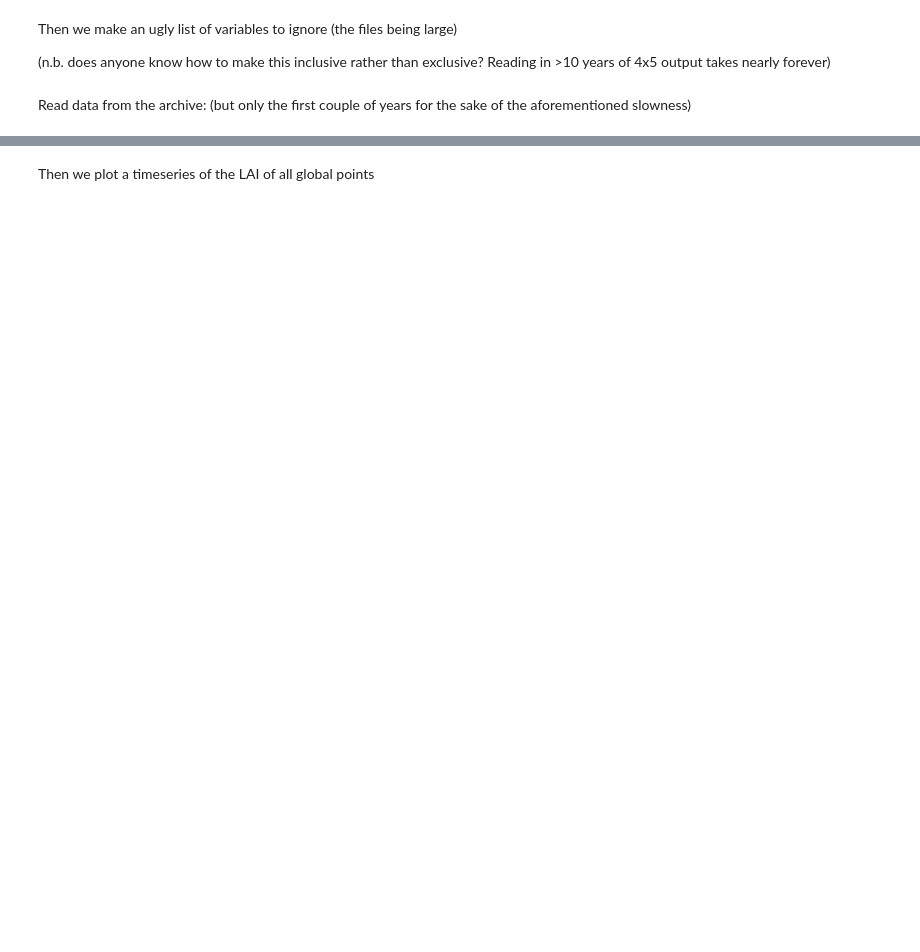
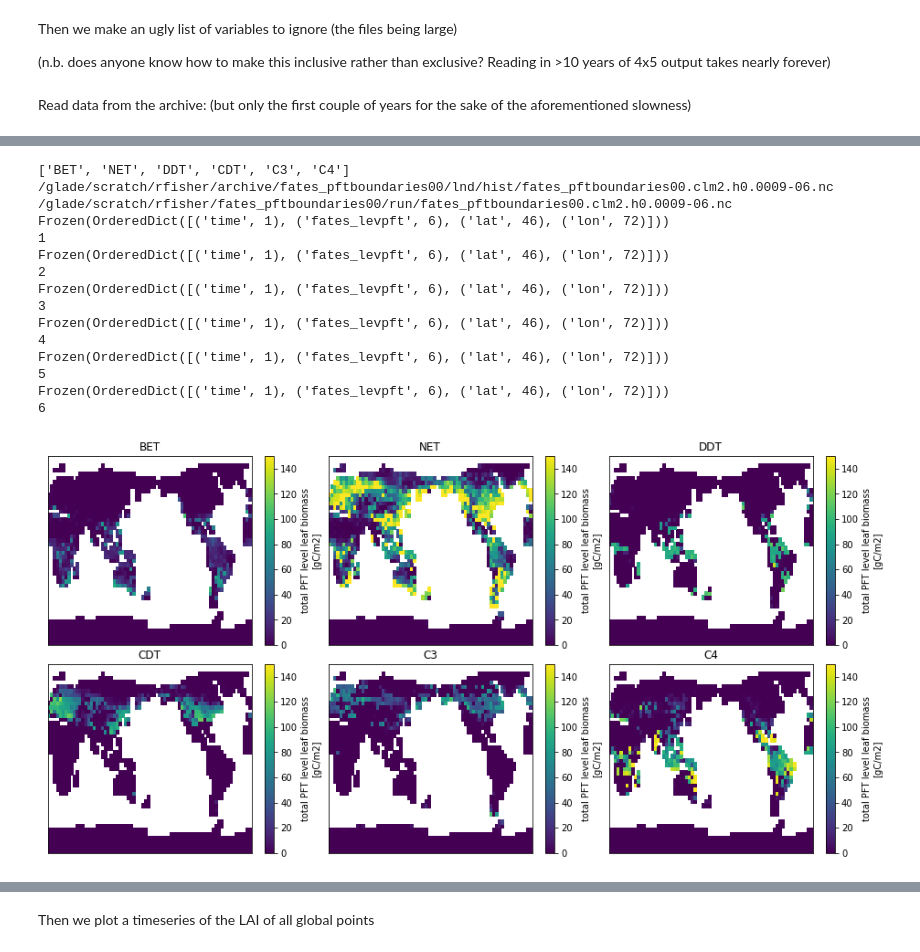
Before and after one commit to rosiealice/global_pft_scripts, a Jupyter notebook: analysis_scripts/FATES_pftboundaries.ipynb, the cells around one changed output, grey strips where cells are left out. Drawn from its saved outputs; the diff is of its cells as text; code cells hidden in the pictures; blank space fills up the shorter version.

```diff
--- a/analysis_scripts/FATES_pftboundaries.ipynb
+++ b/analysis_scripts/FATES_pftboundaries.ipynb
@@ -72,0 +85,59 @@ for pft1 in pfts:
+# %%
+pftnames=['BET','NET','DDT','CDT','C3','C4']
+print(pftnames)
+fig = plt.figure()
+plt.rcParams['figure.figsize'] = [16, 8]
+#fig.suptitle('LAI', fontsize=16)
+fig.subplots_adjust(hspace=0.1, wspace=0.1)
+
+scratch = '/glade/scratch/rfisher/'
+
+yr='.clm2.h0.0009-06.nc'
+runname='fates_pftboundaries'
+
+
+run=runname+'00'
+arc = scratch + 'archive/' + run + '/lnd/hist/'
+f2=(arc +run+yr)
+print(f2)
+import os.path
+f=os.path.isfile(f2)
+if(f):
+  ds0 = xr.open_mfdataset([f2], drop_variables=drop, decode_times=False)
+else:
+  arc = scratch + run + '/run/'
+  f2=(arc +run+yr)
+  print(f2)
+  ds0 = xr.open_mfdataset([f2], drop_variables=drop, decode_times=False)
+  ds6 = xr.open_mfdataset([f2], drop_variables=drop, decode_times=False)
+pfts=range(1,7)
+for pft1 in pfts:
+   ax = fig.add_subplot(2, 3, pft1)
+   print((ds0.PFTleafbiomass.sizes))
+   print(pft1)
+  # print(ds0.PFTleafbiomass[pft1,:,:])
+   plt1=ds0.PFTleafbiomass[0,pft1-1,:,:].plot()
+   plt.title(pftnames[pft1-1])
+   plt1.set_clim(0, 150)
+   ax.get_xaxis().set_visible(False)
+   ax.get_yaxis().set_visible(False)
+   #ax.get_title().set_visible(False)
+
+plt.savefig('../figs/6pfts.png')
+# %% [output]
+['BET', 'NET', 'DDT', 'CDT', 'C3', 'C4']
+/glade/scratch/rfisher/archive/fates_pftboundaries00/lnd/hist/fates_pftboundaries00.clm2.h0.0009-06.nc
+/glade/scratch/rfisher/fates_pftboundaries00/run/fates_pftboundaries00.clm2.h0.0009-06.nc
+Frozen(OrderedDict([('time', 1), ('fates_levpft', 6), ('lat', 46), ('lon', 72)]))
+1
+Frozen(OrderedDict([('time', 1), ('fates_levpft', 6), ('lat', 46), ('lon', 72)]))
+2
+Frozen(OrderedDict([('time', 1), ('fates_levpft', 6), ('lat', 46), ('lon', 72)]))
+3
+Frozen(OrderedDict([('time', 1), ('fates_levpft', 6), ('lat', 46), ('lon', 72)]))
+4
+Frozen(OrderedDict([('time', 1), ('fates_levpft', 6), ('lat', 46), ('lon', 72)]))
+5
+Frozen(OrderedDict([('time', 1), ('fates_levpft', 6), ('lat', 46), ('lon', 72)]))
+6
+[figure, added]
```
Also changed, not shown: parts of 6 cells of this notebook.
